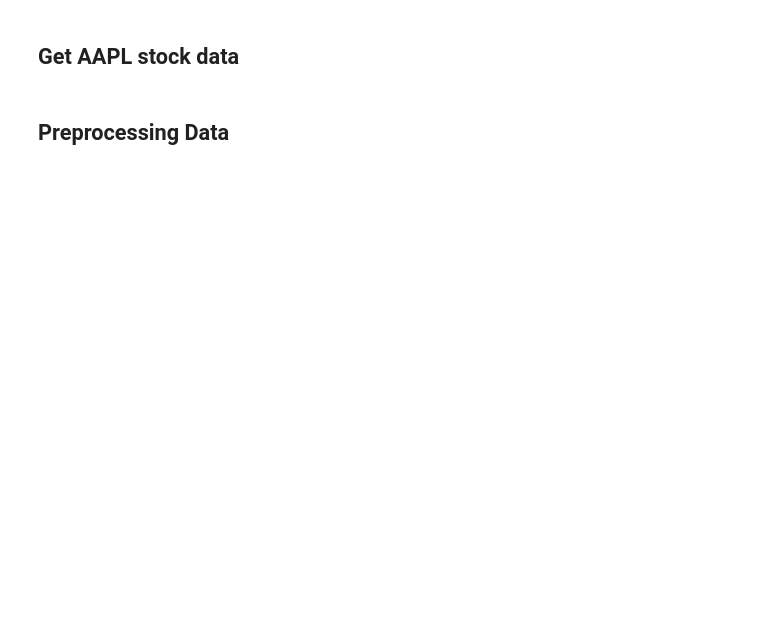
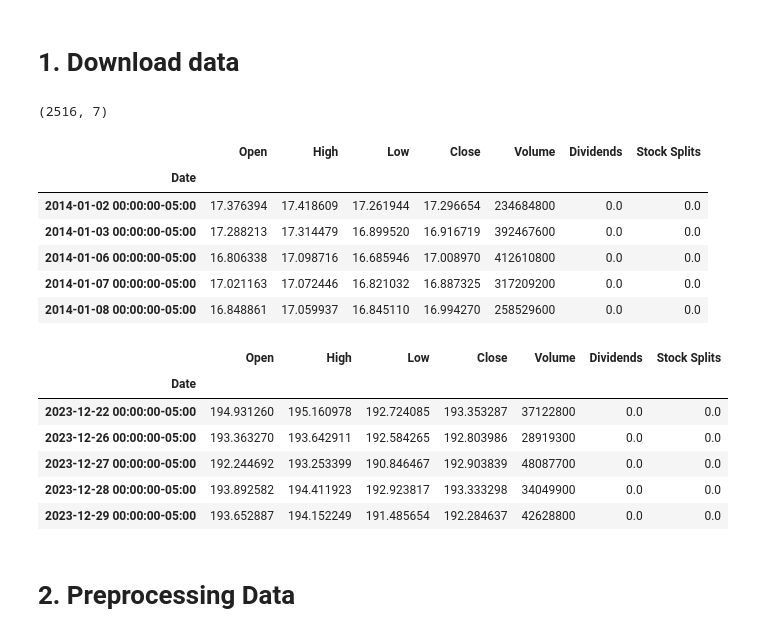
Before and after one commit to theanh97/Keras-using-LSTM-with-Apple-Stock, a Jupyter notebook: main.ipynb, the cells around one changed output. Saved outputs shown, nothing was run; the diff lists cells and outputs as text; code cells hidden in the pictures; blank space fills up the shorter version.

```diff
--- a/main.ipynb
+++ b/main.ipynb
@@ -31,2 +0,0 @@ Requirement already satisfied: keras in /Library/Frameworks/Python.framework/Ver
-# %% [markdown]
-## Get AAPL stock data
@@ -44,2 +1,38 @@ tickerDf = tickerData.history(period='1d', start='2016-1-6', end='2021-1-5')
+# %% [markdown]
+# 1. Download data
+# %%
+# download AAPL stock data from Yahoo Finance ( from 2020 - 2024 )
+import yfinance as yf
+import pandas as pd
+import datetime
+
+# download AAPL stock data from Yahoo Finance
+aapl = yf.Ticker("AAPL")
+from_date =  datetime.datetime(2014, 1, 1)
+to_date =  datetime.datetime(2024, 1, 1)
+aapl_hist = aapl.history(start=from_date, end=to_date)
+
+# load to dataframe
+df = pd.DataFrame(aapl_hist)
+
+print(df.shape)
+display(df.head())
+display(df.tail())
+# %% [output]
+(2516, 7)
+|  | Open | High | Low | Close | Volume | Dividends | Stock Splits |
+| Date |  |  |  |  |  |  |  |
+| 2014-01-02 00:00:00-05:00 | 17.376394 | 17.418609 | 17.261944 | 17.296654 | 234684800 | 0.0 | 0.0 |
+| 2014-01-03 00:00:00-05:00 | 17.288213 | 17.314479 | 16.899520 | 16.916719 | 392467600 | 0.0 | 0.0 |
+| 2014-01-06 00:00:00-05:00 | 16.806338 | 17.098716 | 16.685946 | 17.008970 | 412610800 | 0.0 | 0.0 |
+| 2014-01-07 00:00:00-05:00 | 17.021163 | 17.072446 | 16.821032 | 16.887325 | 317209200 | 0.0 | 0.0 |
+| 2014-01-08 00:00:00-05:00 | 16.848861 | 17.059937 | 16.845110 | 16.994270 | 258529600 | 0.0 | 0.0 |
+|  | Open | High | Low | Close | Volume | Dividends | Stock Splits |
+| Date |  |  |  |  |  |  |  |
+| 2023-12-22 00:00:00-05:00 | 194.931260 | 195.160978 | 192.724085 | 193.353287 | 37122800 | 0.0 | 0.0 |
+| 2023-12-26 00:00:00-05:00 | 193.363270 | 193.642911 | 192.584265 | 192.803986 | 28919300 | 0.0 | 0.0 |
+| 2023-12-27 00:00:00-05:00 | 192.244692 | 193.253399 | 190.846467 | 192.903839 | 48087700 | 0.0 | 0.0 |
+| 2023-12-28 00:00:00-05:00 | 193.892582 | 194.411923 | 192.923817 | 193.333298 | 34049900 | 0.0 | 0.0 |
+| 2023-12-29 00:00:00-05:00 | 193.652887 | 194.152249 | 191.485654 | 192.284637 | 42628800 | 0.0 | 0.0 |
 # %% [markdown]
-## Preprocessing Data
+# 2. Preprocessing Data
```
Also changed, not shown: parts of 30 cells of this notebook.
